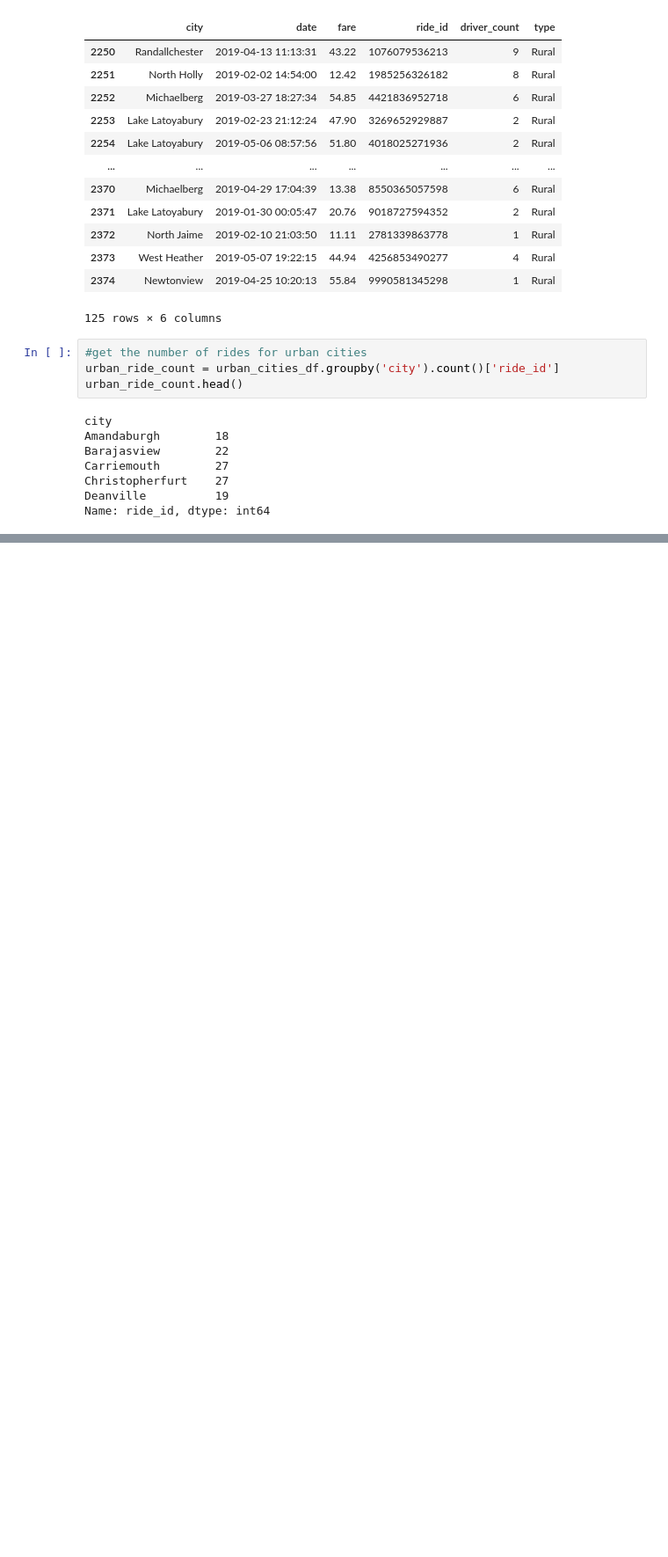
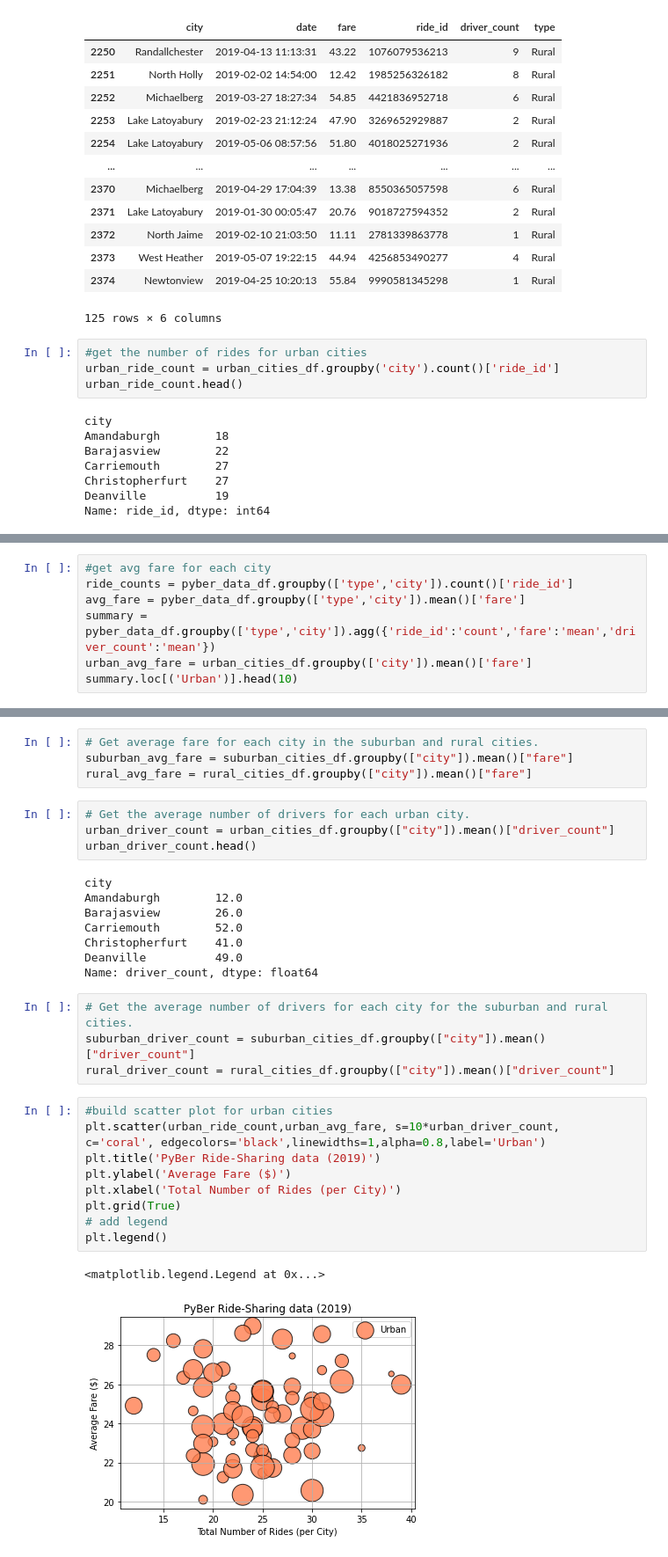
Before and after one commit to mearsdj/PyBer_Analysis, a Jupyter notebook: PyBer.ipynb, the cells around one changed output, grey strips where cells are left out. Shown at 88% size. Saved outputs shown, nothing was run; the diff lists cells and outputs as text; blank space fills up the shorter version.

```diff
--- a/PyBer.ipynb
+++ b/PyBer.ipynb
@@ -164,0 +147,7 @@ Name: ride_id, dtype: int64
+# %%
+#get avg fare for each city
+ride_counts = pyber_data_df.groupby(['type','city']).count()['ride_id']
+avg_fare = pyber_data_df.groupby(['type','city']).mean()['fare']
+summary = pyber_data_df.groupby(['type','city']).agg({'ride_id':'count','fare':'mean','driver_count':'mean'})
+urban_avg_fare = urban_cities_df.groupby(['city']).mean()['fare']
+summary.loc[('Urban')].head(10)
@@ -164,0 +167,33 @@ Name: ride_id, dtype: int64
+# %%
+# Get average fare for each city in the suburban and rural cities.
+suburban_avg_fare = suburban_cities_df.groupby(["city"]).mean()["fare"]
+rural_avg_fare = rural_cities_df.groupby(["city"]).mean()["fare"]
+# %%
+# Get the average number of drivers for each urban city.
+urban_driver_count = urban_cities_df.groupby(["city"]).mean()["driver_count"]
+urban_driver_count.head()
+# %% [output]
+city
+Amandaburgh        12.0
+Barajasview        26.0
+Carriemouth        52.0
+Christopherfurt    41.0
+Deanville          49.0
+Name: driver_count, dtype: float64
+# %%
+# Get the average number of drivers for each city for the suburban and rural cities.
+suburban_driver_count = suburban_cities_df.groupby(["city"]).mean()["driver_count"]
+rural_driver_count = rural_cities_df.groupby(["city"]).mean()["driver_count"]
+# %%
+#build scatter plot for urban cities
+plt.scatter(urban_ride_count,urban_avg_fare, s=10*urban_driver_count,
+c='coral', edgecolors='black',linewidths=1,alpha=0.8,label='Urban')
+plt.title('PyBer Ride-Sharing data (2019)')
+plt.ylabel('Average Fare ($)')
+plt.xlabel('Total Number of Rides (per City)')
+plt.grid(True)
+# add legend
+plt.legend()
+# %% [output]
+<matplotlib.legend.Legend at 0x...>
+[figure, added]
```
Also changed, not shown: parts of 8 cells of this notebook, 4 other files.
